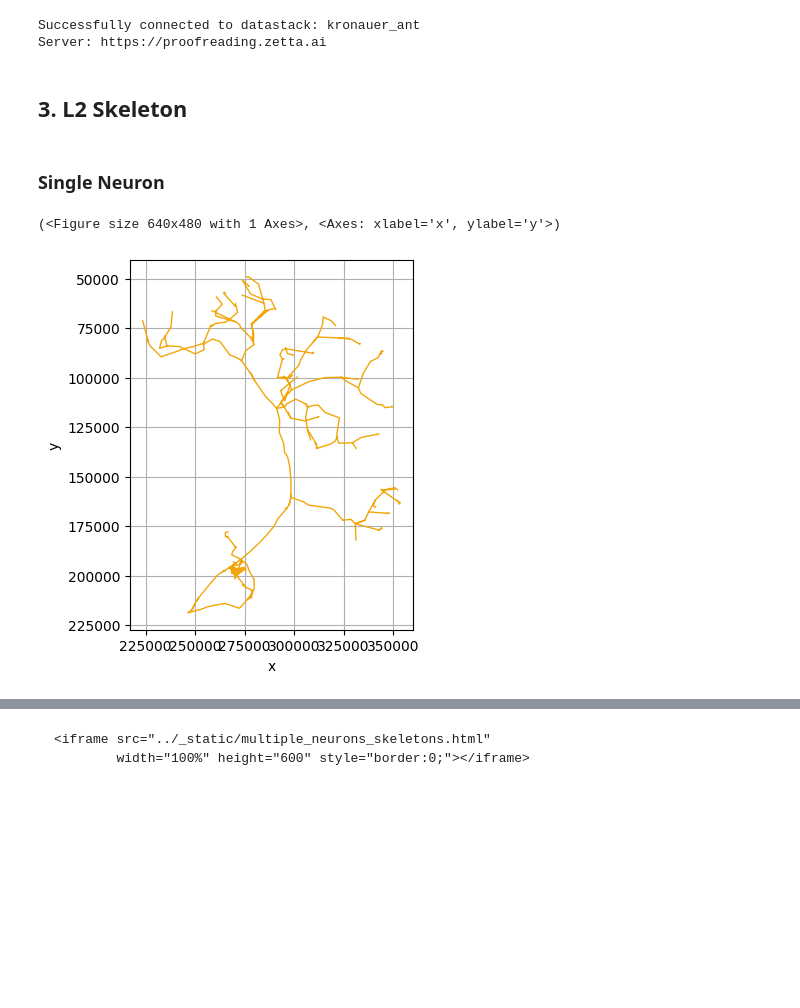
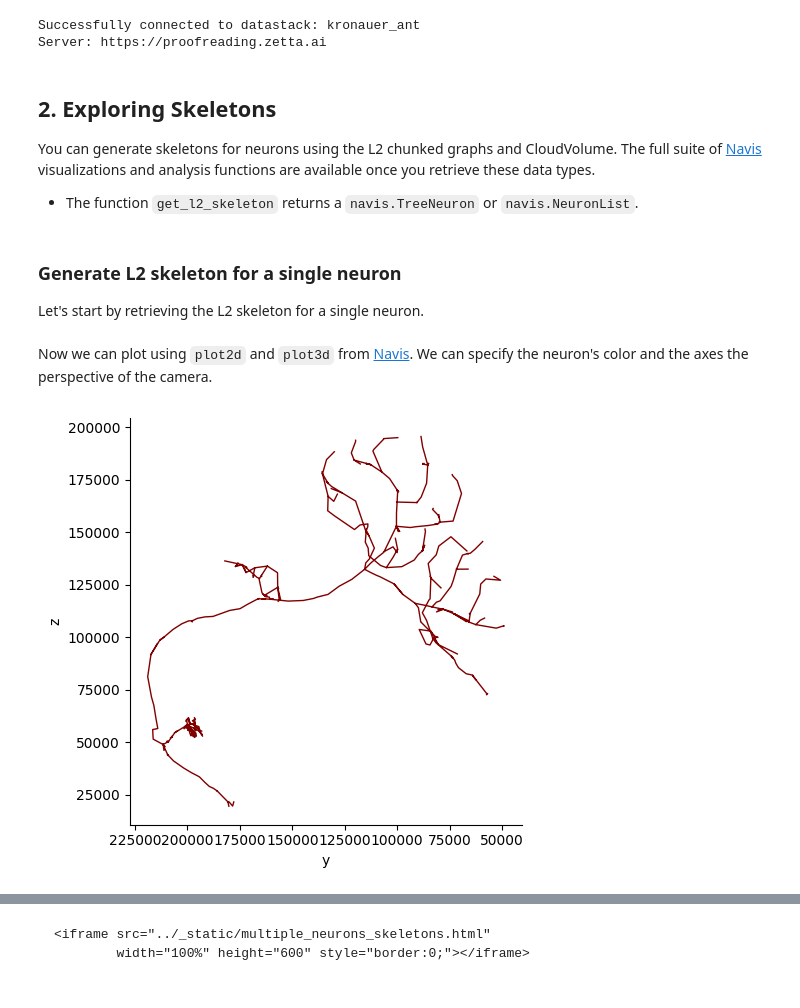
Before and after one commit to Social-Evolution-and-Behavior/crantpy, a Jupyter notebook: docs/deep_dive/visualization.ipynb, the cells around one changed output, grey strips where cells are left out. Drawn from its saved outputs; the diff is of its cells as text; code cells hidden in the pictures; blank space fills up the shorter version.

Commit message:
helper function for EM, added text to github docs, minor other changes

```diff
--- a/docs/deep_dive/visualization.ipynb
+++ b/docs/deep_dive/visualization.ipynb
@@ -14,6 +14,7 @@ import pyvista as pv
 
 # Set up logging to see progress
 cp.set_logging_level("WARNING")
+navis.set_loggers('WARNING')
 
 print("CRANTpy loaded successfully!")
 print(f"Default dataset: {cp.CRANT_DEFAULT_DATASET}")
@@ -40,14 +41,25 @@ except Exception as e:
 Successfully connected to datastack: kronauer_ant
 Server: https://proofreading.zetta.ai
 # %% [markdown]
-## 3. L2 Skeleton
+## 2. Exploring Skeletons
+
+You can generate skeletons for neurons using the L2 chunked graphs and CloudVolume. The full suite of [Navis](https://navis-org.github.io/navis/) visualizations and analysis functions are available once you retrieve these data types.
+- The function `get_l2_skeleton` returns a `navis.TreeNeuron` or `navis.NeuronList`.
 # %% [markdown]
-### Single Neuron
+### Generate L2 skeleton for a single neuron
+
+Let's start by retrieving the L2 skeleton for a single neuron.
 # %%
 neuron_id = 576460752664524086
 skeleton = cp.get_l2_skeleton(neuron_id)
+# %% [markdown]
+Now we can plot using `plot2d` and `plot3d` from [Navis](https://navis-org.github.io/navis/). We can specify the neuron's color and the axes the perspective of the camera.
 # %%
-skeleton.plot2d(view=("x", "-y"))
+fig, ax = navis.plot2d(skeleton, view=("-y", "z"), color='maroon')
+plt.grid(False)
+ax.spines['top'].set_visible(False)
+ax.spines['right'].set_visible(False)
+plt.tight_layout()
+plt.show()
 # %% [output]
-(<Figure size 640x480 with 1 Axes>, <Axes: xlabel='x', ylabel='y'>)
-[figure, old version]
+[figure, new version]
```
Also changed, not shown: parts of 22 cells of this notebook, 25 other files.
